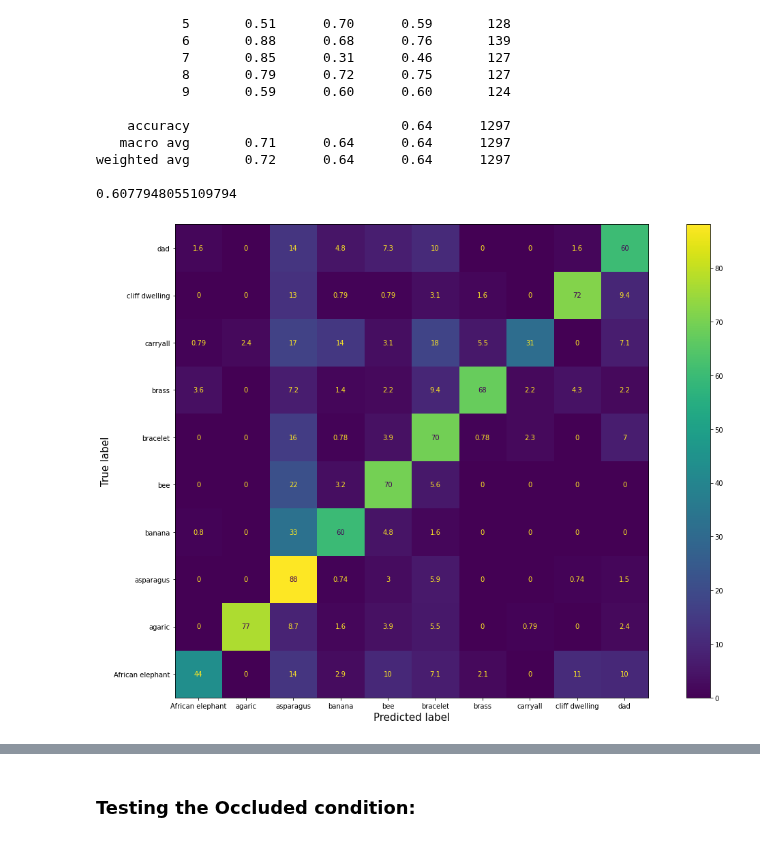
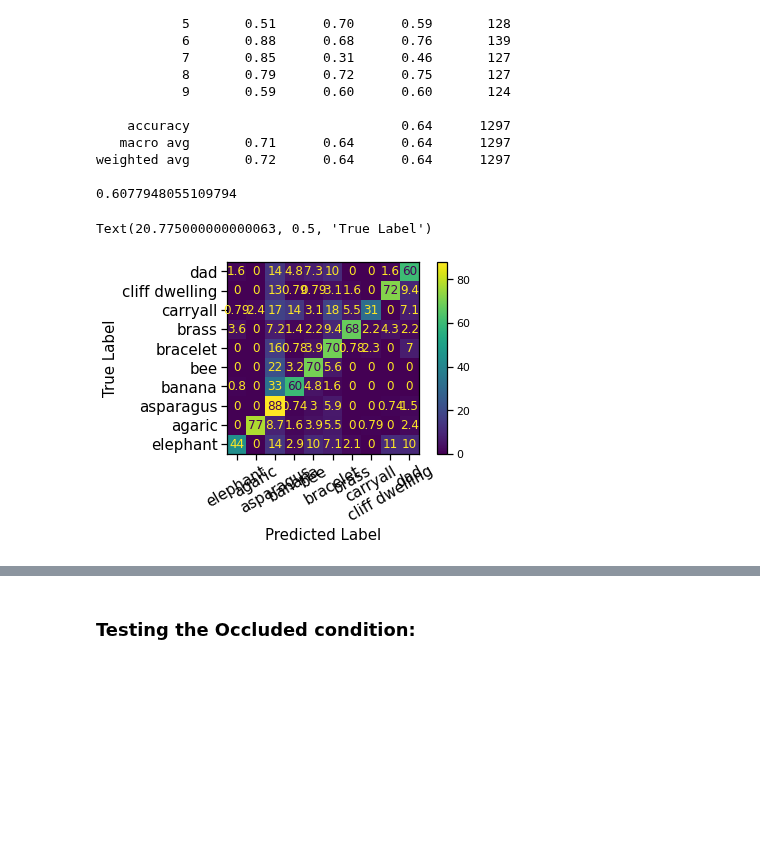
Before and after one commit to nelsonalbertohj/Magno-Parvo-CNN, a Jupyter notebook: Data_analysis_and_results.ipynb, the cells around one changed output, grey strips where cells are left out. Cells and saved outputs as stored; diff of their text form; code cells hidden in the pictures; blank space fills up the shorter version.

```diff
--- a/Data_analysis_and_results.ipynb
+++ b/Data_analysis_and_results.ipynb
@@ -27,6 +27,7 @@ import seaborn as sn
 import matplotlib.colors as colors
 from scipy.stats import binom
 
+plt.rcParams['font.size'] = '12'
 print("Tensorflow version: ",tf.__version__)
-%matplotlib qt
+%matplotlib inline
 # %% [output]
@@ -165,6 +164,9 @@ time to get object:  0.018004179000854492
 # %%
 dual_stream_model = tf.keras.models.load_model(root + f"/Models/Early_Testing_Models/FullRes_with_CNN_1000_Samples_{N_CLASSES}Classes")
 single_model = tf.keras.models.load_model(root + f"/Models/Early_Testing_Models/Dualstream_with_CNN_1000_Samples_{N_CLASSES}Classes")
+
+class_names = test_ds.class_names
+class_names = [c if c != "African elephant" else "elephant" for c in class_names]
 # %% [markdown]
 ### Testing the Vanilla Testing Set
 # %%
@@ -208,18 +212,22 @@ weighted avg       0.78      0.77      0.77      1297
 0.7460387968527745
 # %%
 #Generate Confusion Matrix for Dual-stream model
+import seaborn as sns
+sns.set_context('notebook')
+
 A = confusion_matrix(true_outputs,dual_pred_outputs)
+
 cm_dual_vanilla = confusion_matrix(true_outputs,dual_pred_outputs,normalize='true') * 100
-class_names = test_ds.class_names
 
-disp_cm = ConfusionMatrixDisplay(cm_dual_vanilla,display_labels=class_names)
-fig, ax = plt.subplots()
-fig.set_size_inches(16.5, 10.5)
-ax.set_xlabel("Predicted Label", fontsize = 15)
-ax.set_ylabel("True Label", fontsize = 15)
+disp_cm = ConfusionMatrixDisplay(cm_dual_vanilla,
+                                 display_labels=class_names)
 
+disp_cm.plot()
+
+disp_cm.ax_.set_xticks([i for i in range(10)],labels=class_names, rotation = 30)
+disp_cm.ax_.invert_yaxis()
 plt.tight_layout()
-
-disp_cm.plot(ax=ax)
-ax.invert_yaxis()
+disp_cm.ax_.tick_params(labelsize=15)
+disp_cm.ax_.set_xlabel("Predicted Label",fontsize=15)
+disp_cm.ax_.set_ylabel("True Label",fontsize=15)
 # %% [output]
@@ -358,21 +349,21 @@ weighted avg       0.72      0.64      0.64      1297
 # %%
 #Generate Confusion Matrix for Dual-stream model
 
 cm_dual_blur = confusion_matrix(true_outputs,dual_pred_outputs,normalize='true') * 100
-class_names = test_ds.class_names
 
 disp_cm = ConfusionMatrixDisplay(cm_dual_blur,display_labels=class_names)
-fig, ax = plt.subplots()
-fig.set_size_inches(16.5, 10.5)
-ax.set_xlabel("Predicted Label", fontsize = 15)
-ax.set_ylabel("True Label", fontsize = 15)
 
+disp_cm.plot()
+
+disp_cm.ax_.set_xticks([i for i in range(10)],labels=class_names, rotation = 30)
+disp_cm.ax_.invert_yaxis()
 plt.tight_layout()
-
-disp_cm.plot(ax=ax)
-ax.invert_yaxis()
+disp_cm.ax_.tick_params(labelsize=15)
+disp_cm.ax_.set_xlabel("Predicted Label",fontsize=15)
+disp_cm.ax_.set_ylabel("True Label",fontsize=15)
 # %% [output]
+Text(20.775000000000063, 0.5, 'True Label')
-[figure, old version]
+[figure, new version]
 # %%
 print(classification_report(true_outputs,single_pred_outputs))
 print(matthews_corrcoef(true_outputs, single_pred_outputs))
```
Also changed, not shown: parts of 19 cells of this notebook, 8 other files.
